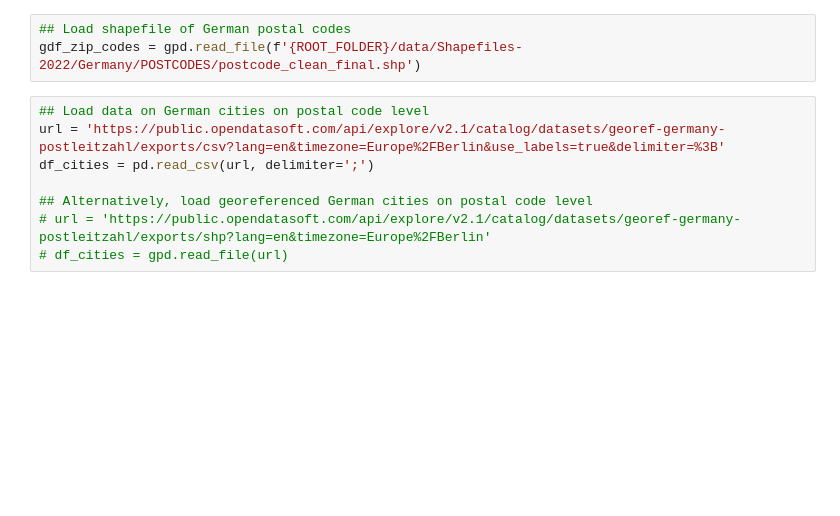
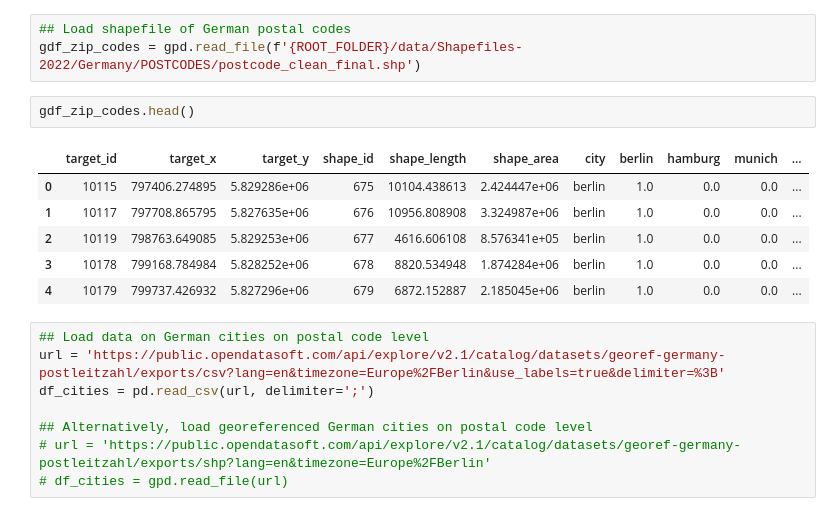
Before and after one commit to dbursy/qse_collaboration, a Jupyter notebook: notebooks/QSE_Tutorial_2_Group_2.ipynb, the cells around one changed output. Cells and saved outputs as stored; diff of their text form; blank space fills up the shorter version.

```diff
--- a/notebooks/QSE_Tutorial_2_Group_2.ipynb
+++ b/notebooks/QSE_Tutorial_2_Group_2.ipynb
@@ -107,6 +107,15 @@ os.makedirs(OUTPUT_FOLDER, exist_ok=True)
 # %%
 ## Load shapefile of German postal codes
 gdf_zip_codes = gpd.read_file(f'{ROOT_FOLDER}/data/Shapefiles-2022/Germany/POSTCODES/postcode_clean_final.shp')
+# %%
+gdf_zip_codes.head()
+# %% [output]
+|  | target_id | target_x | target_y | shape_id | shape_length | shape_area | city | berlin | hamburg | munich | ... |
+| 0 | 10115 | 797406.274895 | 5.829286e+06 | 675 | 10104.438613 | 2.424447e+06 | berlin | 1.0 | 0.0 | 0.0 | ... |
+| 1 | 10117 | 797708.865795 | 5.827635e+06 | 676 | 10956.808908 | 3.324987e+06 | berlin | 1.0 | 0.0 | 0.0 | ... |
+| 2 | 10119 | 798763.649085 | 5.829253e+06 | 677 | 4616.606108 | 8.576341e+05 | berlin | 1.0 | 0.0 | 0.0 | ... |
+| 3 | 10178 | 799168.784984 | 5.828252e+06 | 678 | 8820.534948 | 1.874284e+06 | berlin | 1.0 | 0.0 | 0.0 | ... |
+| 4 | 10179 | 799737.426932 | 5.827296e+06 | 679 | 6872.152887 | 2.185045e+06 | berlin | 1.0 | 0.0 | 0.0 | ... |
 # %%
 ## Load data on German cities on postal code level
 url = 'https://public.opendatasoft.com/api/explore/v2.1/catalog/datasets/georef-germany-postleitzahl/exports/csv?lang=en&timezone=Europe%2FBerlin&use_labels=true&delimiter=%3B'
```
Also changed, not shown: parts of 11 cells of this notebook.
